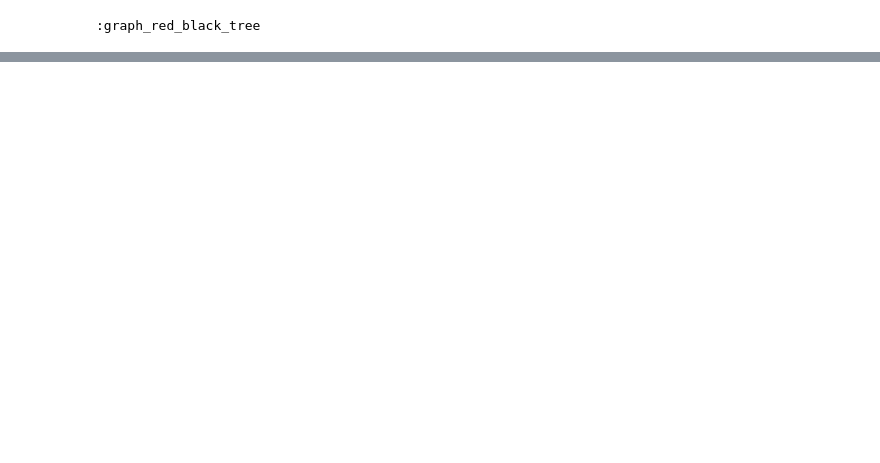
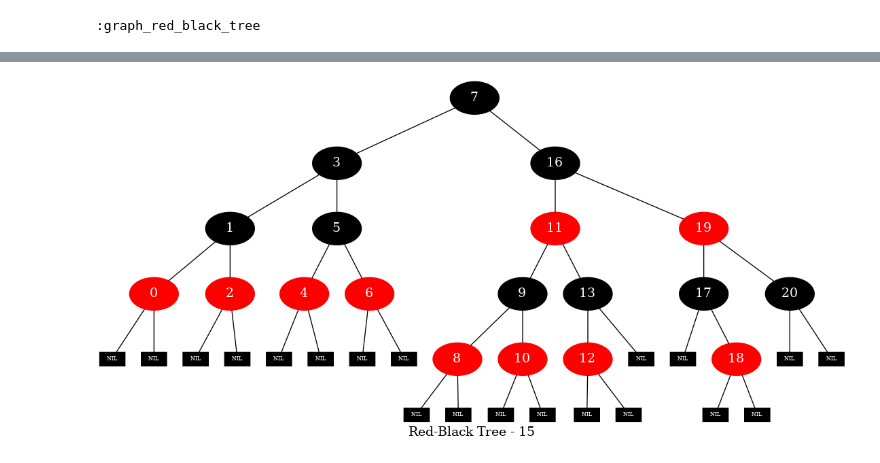
Before and after one commit to slewsys/tree-red_black, a Jupyter notebook: contrib/Graph Red-Black Tree.ipynb, the cells around one changed output, grey strips where cells are left out. Saved outputs shown, nothing was run; the diff lists cells and outputs as text; code cells hidden in the pictures; blank space fills up the shorter version.

```diff
--- a/contrib/Graph Red-Black Tree.ipynb
+++ b/contrib/Graph Red-Black Tree.ipynb
@@ -86,0 +88,8 @@ File.open('dot2.png')
+# %%
+value = 15
+rbt.delete(value)
+graph_red_black_tree(rbt, 'dot3.txt', "Red-Black Tree - #{value}")
+system "dot -Tpng -o dot3.png dot3.txt"
+File.open('dot3.png')
+# %% [output]
+[figure, added]
```
Also changed, not shown: parts of 3 cells of this notebook, 2 other files.
